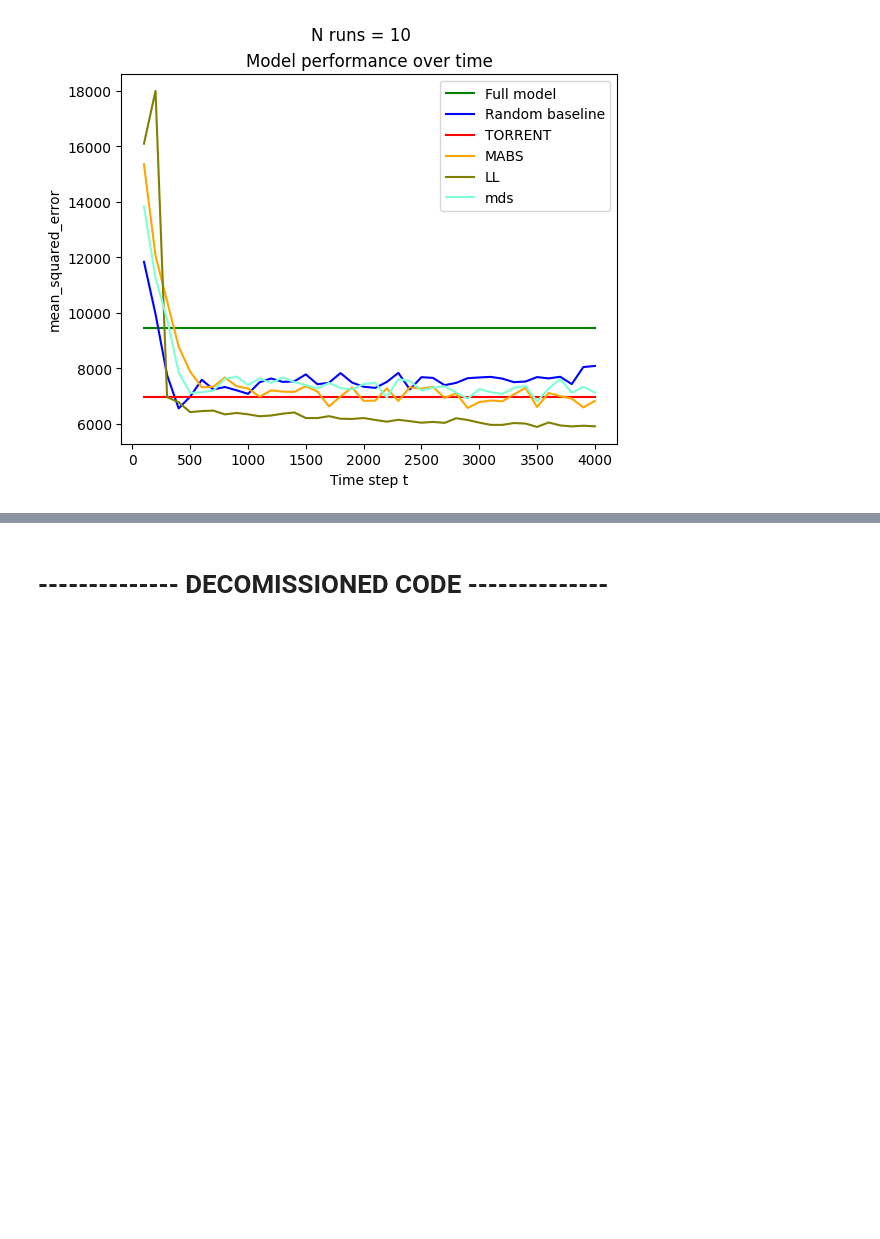
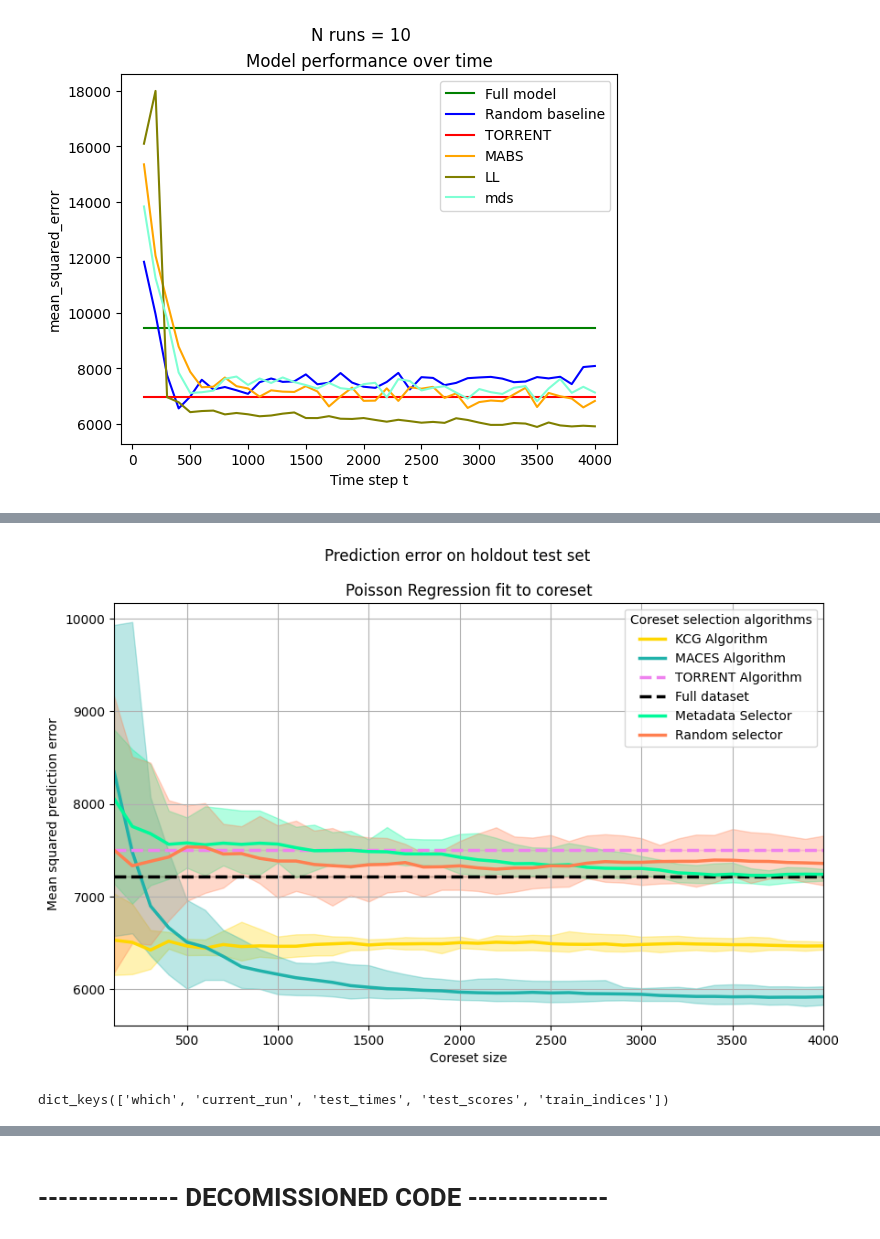
Before and after one commit to PerryChicken1/Master-Thesis, a Jupyter notebook: multi-armed-bandit.ipynb, the cells around one changed output, grey strips where cells are left out. Cells and saved outputs as stored; diff of their text form; code cells hidden in the pictures; blank space fills up the shorter version.

Commit message:
Benchmarking
KCG benchmarked and nicer plotting function added

```diff
--- a/multi-armed-bandit.ipynb
+++ b/multi-armed-bandit.ipynb
@@ -231,0 +193,2 @@ Benchmarking run 2 for model MABS
+# %%
+tbl = tabulate_bmk_outputs(filename='poisson-regressor-bmk', average=False, dump=True)
@@ -231,0 +296,4 @@ Benchmarking run 2 for model MABS
+# %%
+plot_test_times(tbl, title='Poisson Regression fit to coreset', filename='poisson-regressor-bmk')
+# %% [output]
+[figure, added]
@@ -231,0 +303,5 @@ Benchmarking run 2 for model MABS
+# %%
+a = [value for value in poisson_regressor_bmk[2].values() if value['which'] == 'MACES']
+a[0].keys()
+# %% [output]
+dict_keys(['which', 'current_run', 'test_times', 'test_scores', 'train_indices'])
```
Also changed, not shown: parts of 21 cells of this notebook, 26 other files.
